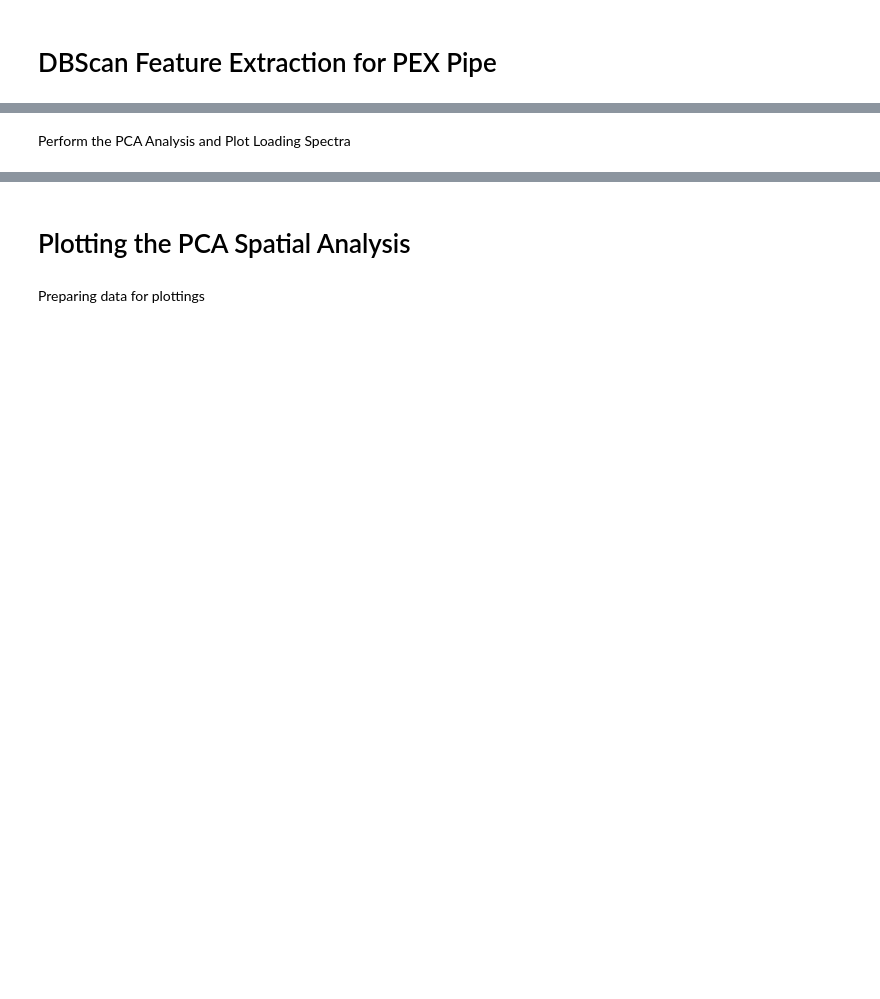
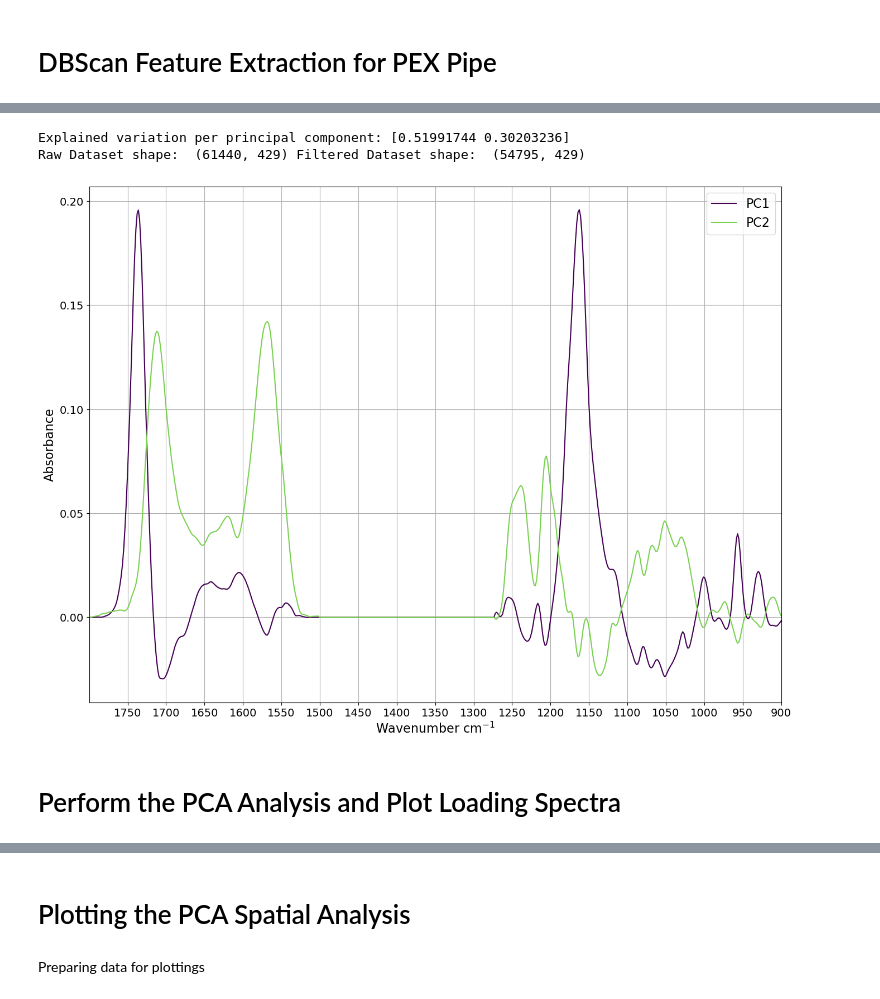
Before and after one commit to Zachery-Evans/DBSCAN_Feature_Extraction, a Jupyter notebook: DBScan Feaute Extraction.ipynb, the cells around one changed output, grey strips where cells are left out. Saved outputs shown, nothing was run; the diff lists cells and outputs as text; code cells hidden in the pictures; blank space fills up the shorter version.

```diff
--- a/DBScan Feaute Extraction.ipynb
+++ b/DBScan Feaute Extraction.ipynb
@@ -349,3 +235,57 @@ plt.grid()
+# %%
+PCs = 2
+# Create dataset containing ONLY the wavenumbers
+rawData = rawTrainingDataframe[wavenumbers].copy()
+
+# Modify created dataset to contain ONLY the masked values
+masked_PC_inputData = rawData[mask_selected]
+
+scaler = MinMaxScaler(feature_range=(0,1))
+
+normalizedTrainingArray = scaler.fit_transform(masked_PC_inputData)
+
+# Train a PCA model on the masked values
+PCA_df_init, loadings_df_init, pca_model = IR_PCA(masked_PC_inputData, PCs=PCs)
+
+print("Raw Dataset shape: ", rawData.shape, "Filtered Dataset shape: ", masked_PC_inputData.shape)
+
+"""
+# Save the model to a pickle file
+with open('pca_model.pkl', 'wb') as f:
+    pickle.dump(pca_model, f)
+# Open the same model
+with open('pca_model.pkl', 'rb') as f:
+    loaded_pca_model = pickle.load(f)
+"""
+
+cmap = plt.get_cmap('viridis')
+colors = cmap(np.linspace(0, 0.8, PCs))
+
+plt.figure(figsize=(16,12))
+plt.xlabel('Wavenumber cm$^{-1}$', fontsize=16)
+plt.ylabel('Absorbance', fontsize=16)
+plt.xticks(np.arange(900, 1800, step=50), fontsize=14)
+plt.yticks(fontsize=14)
+for i in range(PCs):
+    #loadings = savgol_filter(loadings_df_init.iloc[i, :].values, 17, 1)
+    loadings = loadings_df_init.iloc[i, :].values
+    plt.plot(
+        wavenumbers,
+        loadings,
+        color=colors[i],
+        label=f"PC{i+1}"
+    )
+
+legend_labels = [f'PC{i+1}' for i in range(PCs)]
+plt.legend(legend_labels, fontsize=16, loc='upper right')
+#plt.xlim(wavenumbers[0], wavenumbers[-1])
+plt.grid()
+plt.xlim(1800, 900)
+plt.savefig("PCs_loading_spectrum.png", dpi=900)
+# %% [output]
+Explained variation per principal component: [0.51991744 0.30203236]
+Raw Dataset shape:  (61440, 429) Filtered Dataset shape:  (54795, 429)
+[figure, added]
 # %% [markdown]
-Perform the PCA Analysis and Plot Loading Spectra
+# Perform the PCA Analysis and Plot Loading Spectra
 # %%
```
Also changed, not shown: parts of 19 cells of this notebook.
